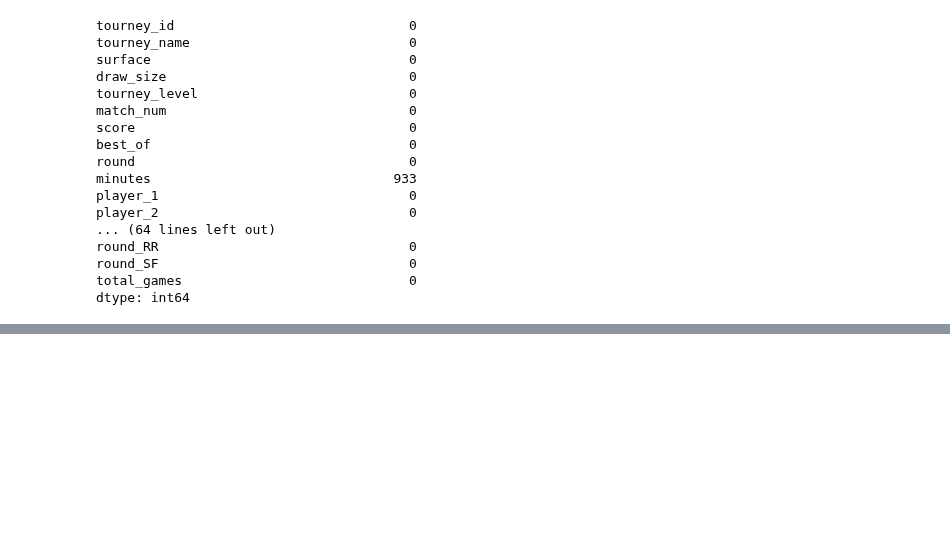
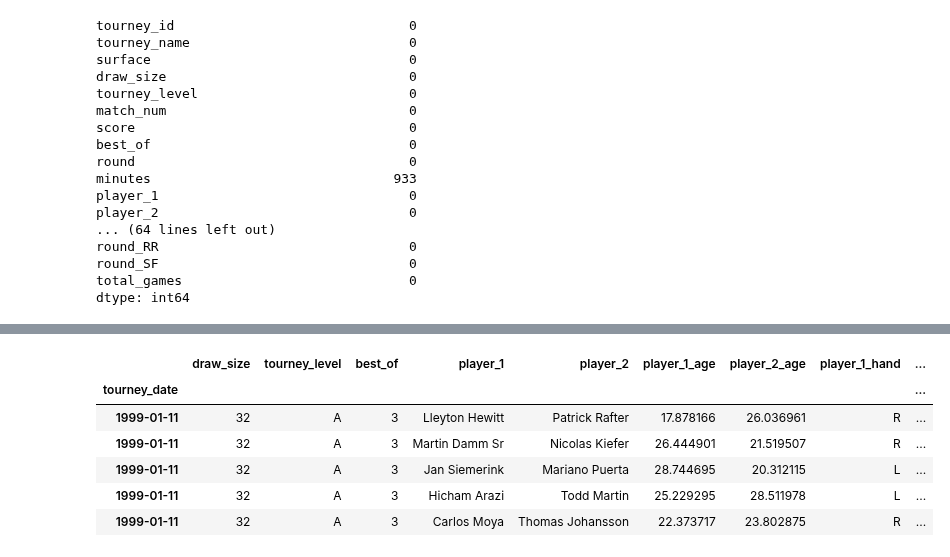
Before and after one commit to Racket-Science/Tennis-Match-Predictions, a Jupyter notebook: Notebooks/Whitaker_Working_Notebook.ipynb, the cells around one changed output, grey strips where cells are left out. Drawn from its saved outputs; the diff is of its cells as text; code cells hidden in the pictures; blank space fills up the shorter version.

```diff
--- a/Notebooks/Whitaker_Working_Notebook.ipynb
+++ b/Notebooks/Whitaker_Working_Notebook.ipynb
@@ -284,0 +312,10 @@ train.head()
+# %%
+# drop null rows in specific columns
+dfm = dfm[dfm.player_1_hand.notnull()]
+dfm = dfm[dfm.player_2_hand.notnull()]
+dfm = dfm[dfm.player_1_ht.notnull()]
+dfm = dfm[dfm.player_2_ht.notnull()]
+dfm = dfm[dfm.player_1_rank.notnull()]
+dfm = dfm[dfm.player_2_rank.notnull()]
+dfm = dfm[dfm.player_1_rank_points.notnull()]
+dfm = dfm[dfm.player_2_rank_points.notnull()]
@@ -284,0 +342,13 @@ train.head()
+# %%
+# Calculate the difference in stats between player1 and playeer2. Save to new column.
+dfm['ht_diff'] = dfm.player_1_ht - dfm.player_2_ht
+# %%
+dfm.head()
+# %% [output]
+|  | draw_size | tourney_level | best_of | player_1 | player_2 | player_1_age | player_2_age | player_1_hand | ... |
+| tourney_date |  |  |  |  |  |  |  |  | ... |
+| 1999-01-11 | 32 | A | 3 | Lleyton Hewitt | Patrick Rafter | 17.878166 | 26.036961 | R | ... |
+| 1999-01-11 | 32 | A | 3 | Martin Damm Sr | Nicolas Kiefer | 26.444901 | 21.519507 | R | ... |
+| 1999-01-11 | 32 | A | 3 | Jan Siemerink | Mariano Puerta | 28.744695 | 20.312115 | L | ... |
+| 1999-01-11 | 32 | A | 3 | Hicham Arazi | Todd Martin | 25.229295 | 28.511978 | L | ... |
+| 1999-01-11 | 32 | A | 3 | Carlos Moya | Thomas Johansson | 22.373717 | 23.802875 | R | ... |
```
Also changed, not shown: parts of 12 cells of this notebook.
